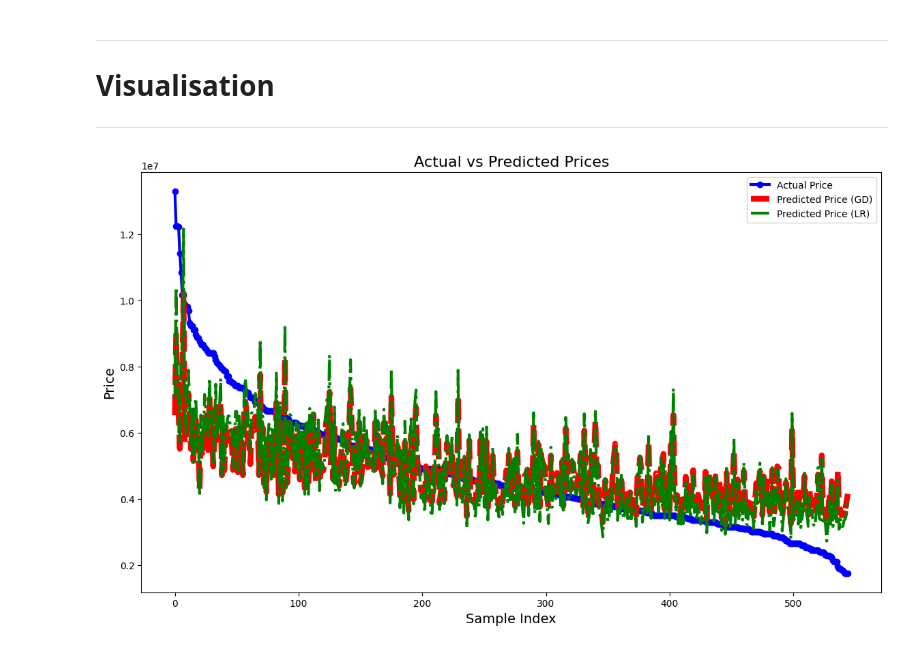
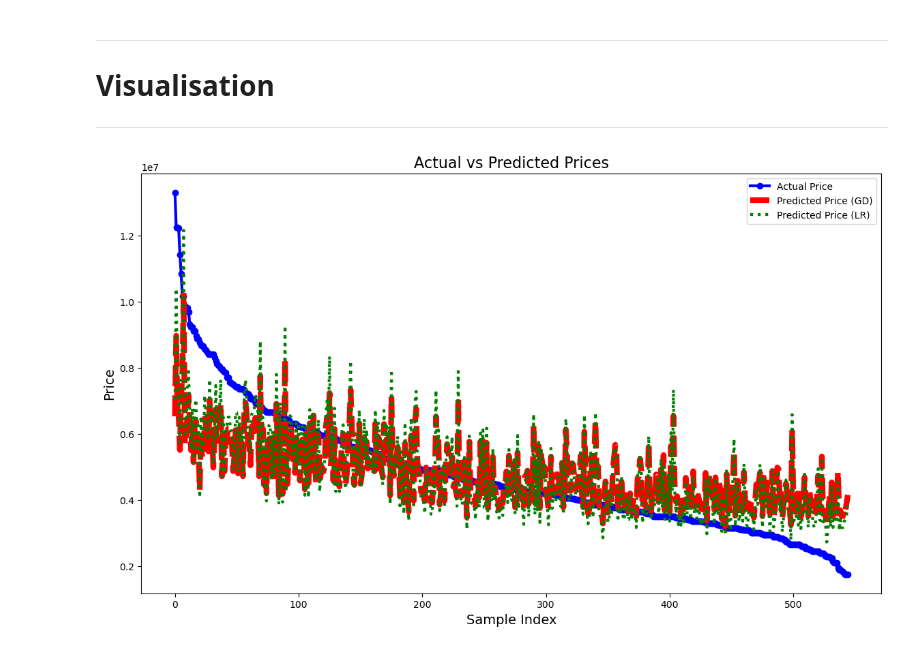
Before and after one commit to SiracencoSerghei/DataScienceHW, a Jupyter notebook: HW3/hw3.ipynb, the cells around one changed output. Cells and saved outputs as stored; diff of their text form; code cells hidden in the pictures.

```diff
--- a/HW3/hw3.ipynb
+++ b/HW3/hw3.ipynb
@@ -443,18 +441,18 @@ print(f"Максимальна ціна: {max_price}")
 # %%
 
 plt.figure(figsize=(14, 8))
 
 plt.plot(data.index, data['price'], label='Actual Price', color='blue', linestyle='-', marker='o', linewidth=3)
 
 plt.plot(predicted_data.index, predicted_data['Predicted Price (GD)'], label='Predicted Price (GD)', color='red', linestyle='--', linewidth=6)
 
-plt.plot(predicted_data.index, predicted_data['Predicted Price (LR)'], label='Predicted Price (LR)', color='green', linestyle='-.', linewidth=3)
+plt.plot(predicted_data.index, predicted_data['Predicted Price (LR)'], label='Predicted Price (LR)', color='green', linestyle=':', linewidth=3)
 
 plt.title('Actual vs Predicted Prices', fontsize=16)
 plt.xlabel('Sample Index', fontsize=14)
 plt.ylabel('Price', fontsize=14)
 plt.legend()
 
 plt.show()
 # %% [output]
-[figure, old version]
+[figure, new version]
```
Also changed, not shown: parts of 8 cells of this notebook, 1 other file.
